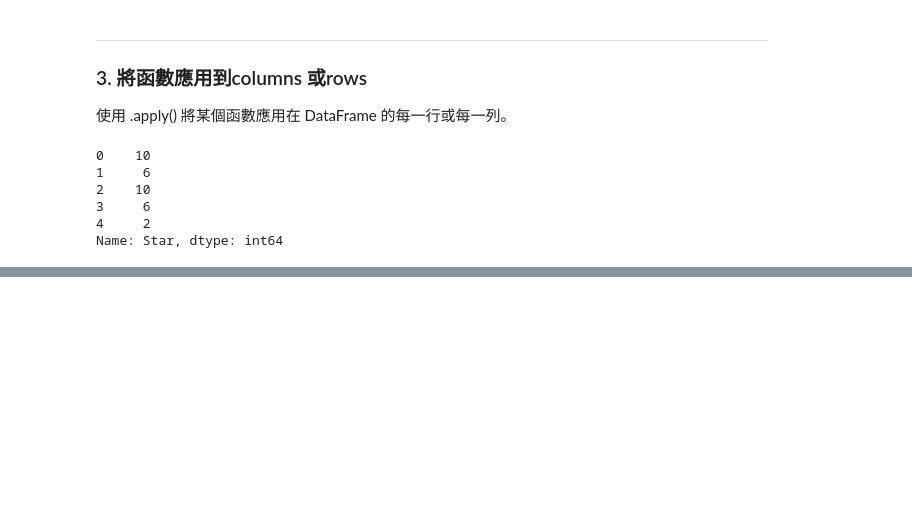
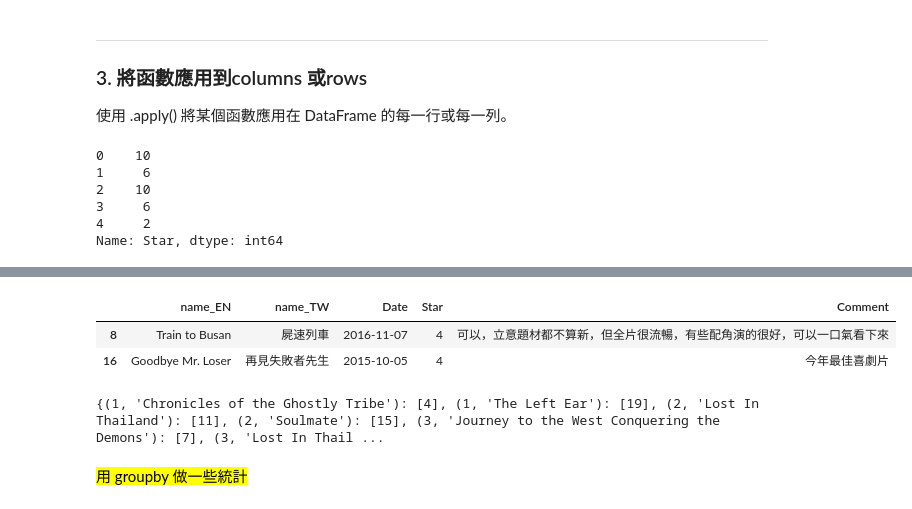
Before and after one commit to cckk2913/dspy-lab7, a Jupyter notebook: lab7.ipynb, the cells around one changed output, grey strips where cells are left out. Saved outputs shown, nothing was run; the diff lists cells and outputs as text; code cells hidden in the pictures; blank space fills up the shorter version.

Commit message:
改用'電影名'分組，看看每組的'Star'得分

```diff
--- a/lab7.ipynb
+++ b/lab7.ipynb
@@ -674,0 +698,13 @@ df
+# %%
+from pprint import pprint #print得好看一點
+import pandas as pd
+
+# 先讀取資料（前20筆）
+df = pd.read_csv('./movie.csv', encoding='utf-8')
+df = df[:20]
+# %%
+# 根據'Star'欄位，將 rows 分組
+grouped = df.groupby(by='Star')
+
+# 這是 DataFrameGroupBy object
+grouped
@@ -674,0 +742,15 @@ df
+# %%
+# 用 .get_group() 取出特定組的rows
+## 例如：取出 4 顆星 的rows
+grouped.get_group(4)
+# %% [output]
+|  | name_EN | name_TW | Date | Star | Comment |
+| 8 | Train to Busan | 屍速列車 | 2016-11-07 | 4 | 可以，立意題材都不算新，但全片很流暢，有些配角演的很好，可以一口氣看下來 |
+| 16 | Goodbye Mr. Loser | 再見失敗者先生 | 2015-10-05 | 4 | 今年最佳喜劇片 |
+# %%
+# 用多欄位分組
+df.groupby(['Star', 'name_EN']).groups
+# %% [output]
+{(1, 'Chronicles of the Ghostly Tribe'): [4], (1, 'The Left Ear'): [19], (2, 'Lost In Thailand'): [11], (2, 'Soulmate'): [15], (3, 'Journey to the West Conquering the Demons'): [7], (3, 'Lost In Thail ...
+# %% [markdown]
+<mark> 用 groupby 做一些統計</mark>
```
Also changed, not shown: parts of 8 cells of this notebook.
